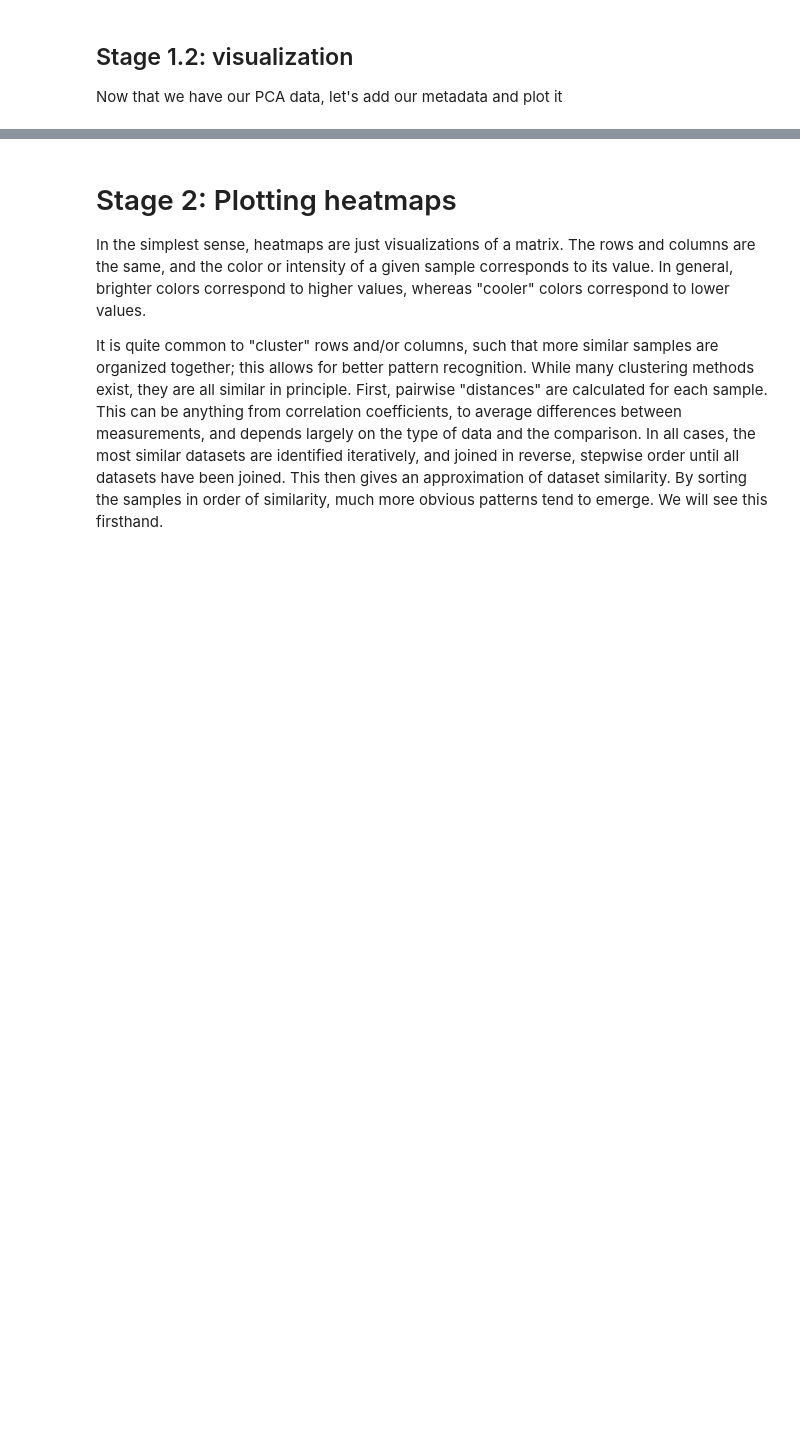
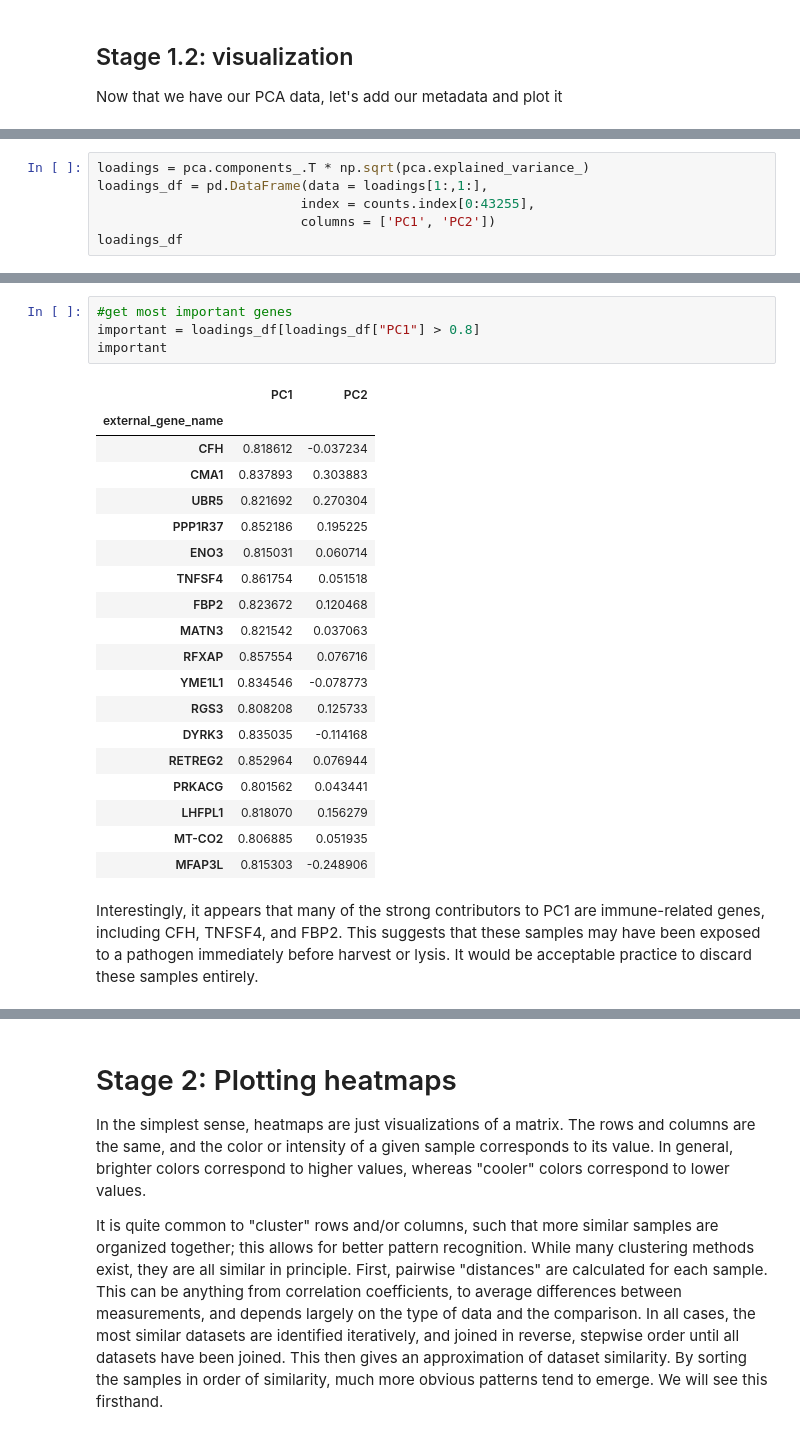
Before and after one commit to morimotolab/systems_class, a Jupyter notebook: 03_optional_visualization_exercises.ipynb, the cells around one changed output, grey strips where cells are left out. Drawn from its saved outputs; the diff is of its cells as text; blank space fills up the shorter version.

Commit message:
Added further explanation of PCA, including gene loadings

```diff
--- a/03_optional_visualization_exercises.ipynb
+++ b/03_optional_visualization_exercises.ipynb
@@ -187,0 +190,6 @@ sns.scatterplot(data = pca_dataframe,
+# %%
+loadings = pca.components_.T * np.sqrt(pca.explained_variance_)
+loadings_df = pd.DataFrame(data = loadings[1:,1:],
+                          index = counts.index[0:43255],
+                          columns = ['PC1', 'PC2'])
+loadings_df
@@ -188 +216,27 @@ sns.scatterplot(data = pca_dataframe,
+# %%
+#get most important genes
+important = loadings_df[loadings_df["PC1"] > 0.8]
+important
+# %% [output]
+|  | PC1 | PC2 |
+| external_gene_name |  |  |
+| CFH | 0.818612 | -0.037234 |
+| CMA1 | 0.837893 | 0.303883 |
+| UBR5 | 0.821692 | 0.270304 |
+| PPP1R37 | 0.852186 | 0.195225 |
+| ENO3 | 0.815031 | 0.060714 |
+| TNFSF4 | 0.861754 | 0.051518 |
+| FBP2 | 0.823672 | 0.120468 |
+| MATN3 | 0.821542 | 0.037063 |
+| RFXAP | 0.857554 | 0.076716 |
+| YME1L1 | 0.834546 | -0.078773 |
+| RGS3 | 0.808208 | 0.125733 |
+| DYRK3 | 0.835035 | -0.114168 |
+| RETREG2 | 0.852964 | 0.076944 |
+| PRKACG | 0.801562 | 0.043441 |
+| LHFPL1 | 0.818070 | 0.156279 |
+| MT-CO2 | 0.806885 | 0.051935 |
+| MFAP3L | 0.815303 | -0.248906 |
+# %% [markdown]
+Interestingly, it appears that many of the strong contributors to PC1 are immune-related genes, including CFH, TNFSF4, and FBP2. This suggests that these samples may have been exposed to a pathogen immediately before harvest or lysis. It would be acceptable practice to discard these samples entirely.
 # %% [markdown]
```
Also changed, not shown: parts of 13 cells of this notebook.
